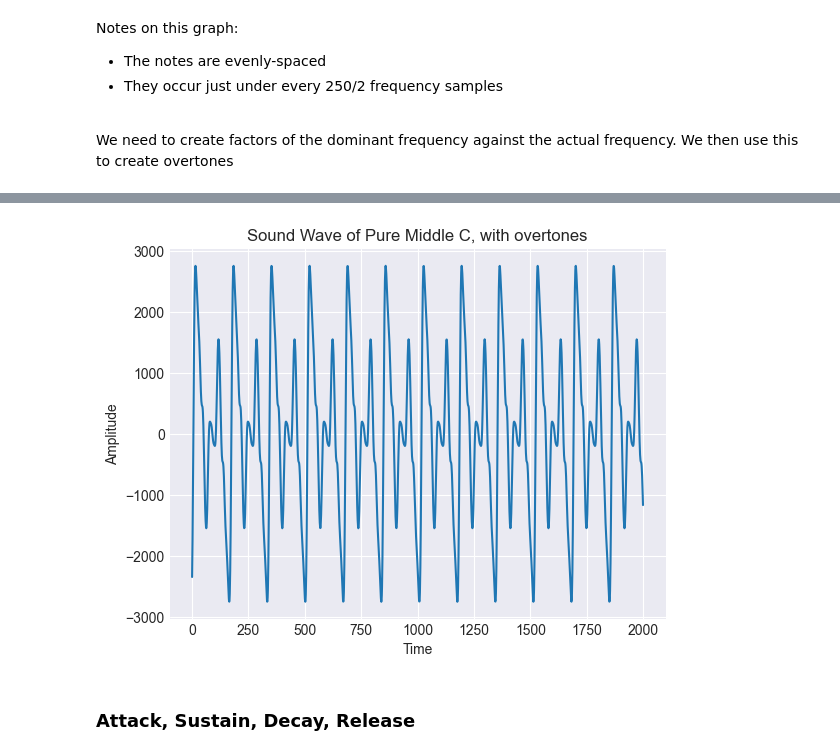
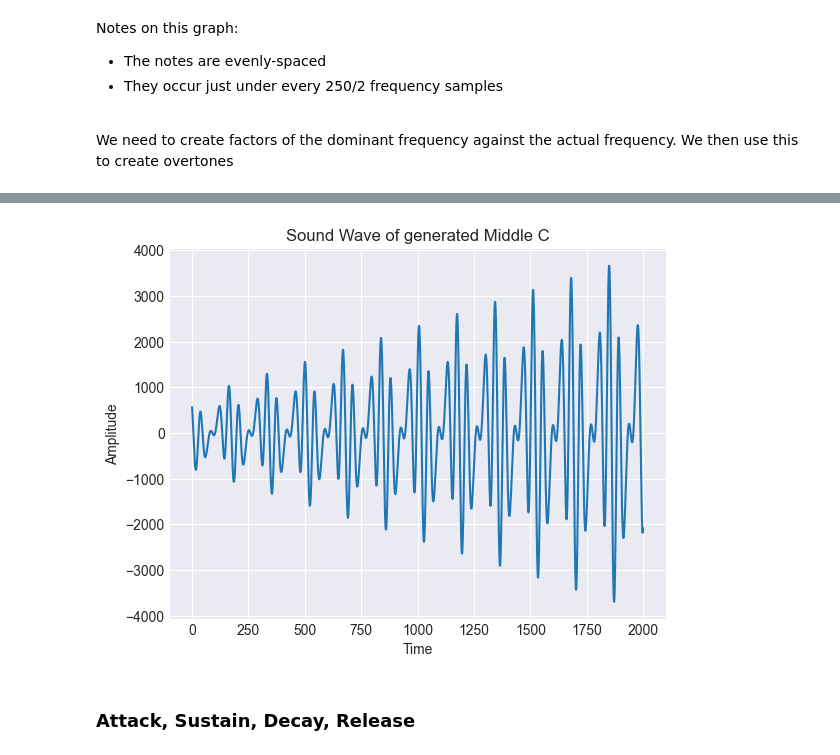
Before and after one commit to boriakinola01/Speech_Audio, a Jupyter notebook: Analysis.ipynb, the cells around one changed output, grey strips where cells are left out. Cells and saved outputs as stored; diff of their text form; code cells hidden in the pictures.

```diff
--- a/Analysis.ipynb
+++ b/Analysis.ipynb
@@ -130,0 +82,4 @@ sax_note_with_overtones = apply_saxophone_overtones(frequency, duration=2.0, sax
+# %%
+t = np.arange(sax_middle_c.shape[0])
+freq = np.fft.fftfreq(t.shape[-1]) * sax_sample_rate
+sp = np.fft.fft(sax_middle_c)
@@ -132,3 +113,5 @@ sax_note_with_overtones = apply_saxophone_overtones(frequency, duration=2.0, sax
 ipd.Audio(sax_note_with_overtones, rate=sax_sample_rate, normalize=True)
 # %% [output]
 [interactive output not drawn]
+# %%
+sax_note_with_adsr = apply_adsr_envelope(sax_note_with_overtones, sample_rate, 0.1, 0.3, 0.7, 0.6)
@@ -135,8 +122,8 @@ ipd.Audio(sax_note_with_overtones, rate=sax_sample_rate, normalize=True)
 # %%
-plt.plot(sax_note_with_overtones[500:2500])
+plt.plot(sax_note_with_adsr[500:2500])
 plt.xlabel('Time')
 plt.ylabel('Amplitude')
-plt.title('Sound Wave of Pure Middle C, with overtones')
+plt.title('Sound Wave of generated Middle C')
 plt.grid()
 # %% [output]
-[figure, old version]
+[figure, new version]
```
Also changed, not shown: parts of 23 cells of this notebook, 4 other files.
